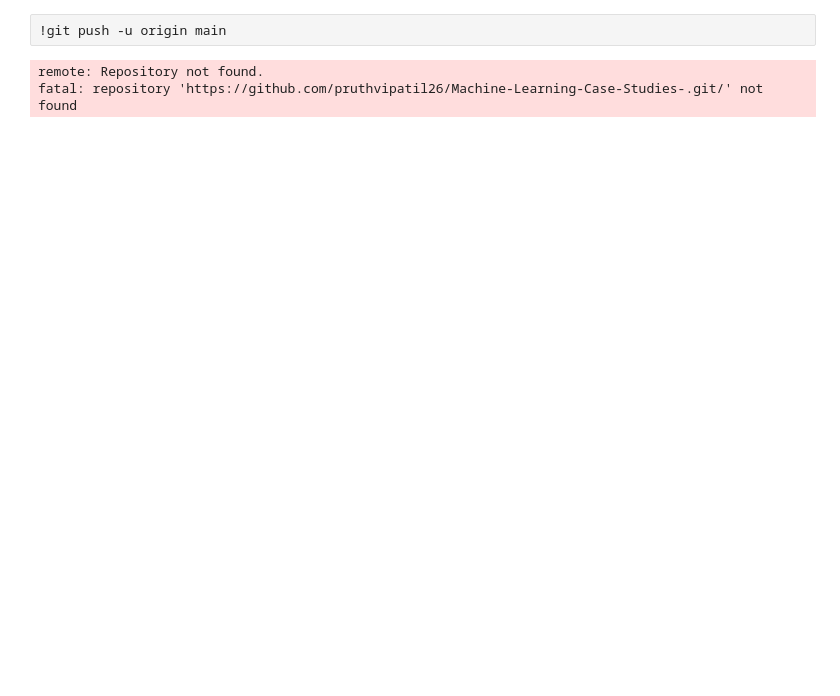
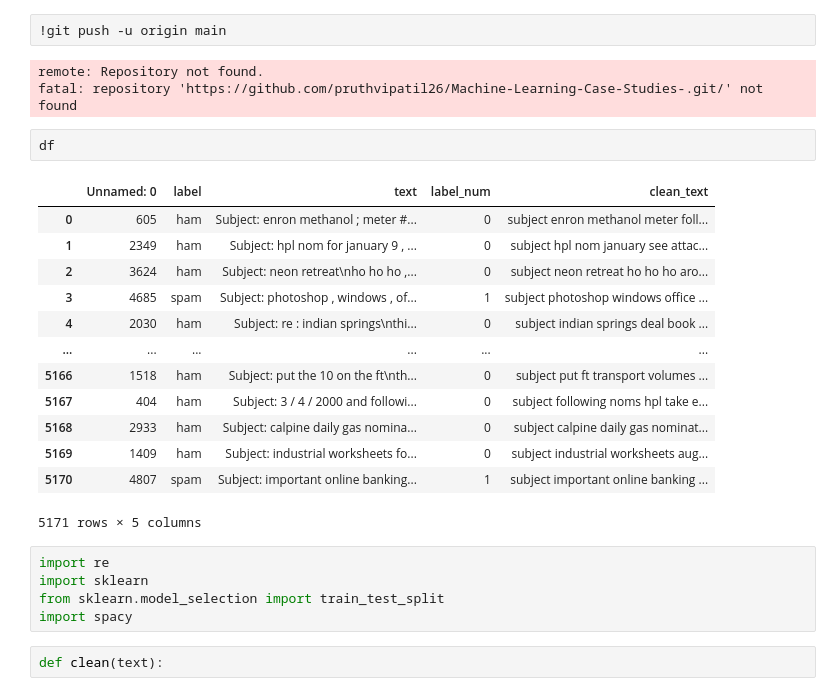
Before and after one commit to pruthvipatil26/ML-Case-Studies-, a Jupyter notebook: Email Spam Ham Detection.ipynb, the cells around one changed output. Drawn from its saved outputs; the diff is of its cells as text; blank space fills up the shorter version.

```diff
--- a/Email Spam Ham Detection.ipynb
+++ b/Email Spam Ham Detection.ipynb
@@ -185,3 +180,26 @@ fatal: repository 'https://github.com/pruthvipatil26/Machine-Learning-Case-Studi
 # %% [output]
 remote: Repository not found.
 fatal: repository 'https://github.com/pruthvipatil26/Machine-Learning-Case-Studies-.git/' not found
+# %%
+df
+# %% [output]
+|  | Unnamed: 0 | label | text | label_num | clean_text |
+| 0 | 605 | ham | Subject: enron methanol ; meter #... | 0 | subject enron methanol meter foll... |
+| 1 | 2349 | ham | Subject: hpl nom for january 9 , ... | 0 | subject hpl nom january see attac... |
+| 2 | 3624 | ham | Subject: neon retreat\nho ho ho ,... | 0 | subject neon retreat ho ho ho aro... |
+| 3 | 4685 | spam | Subject: photoshop , windows , of... | 1 | subject photoshop windows office ... |
+| 4 | 2030 | ham | Subject: re : indian springs\nthi... | 0 | subject indian springs deal book ... |
+| ... | ... | ... | ... | ... | ... |
+| 5166 | 1518 | ham | Subject: put the 10 on the ft\nth... | 0 | subject put ft transport volumes ... |
+| 5167 | 404 | ham | Subject: 3 / 4 / 2000 and followi... | 0 | subject following noms hpl take e... |
+| 5168 | 2933 | ham | Subject: calpine daily gas nomina... | 0 | subject calpine daily gas nominat... |
+| 5169 | 1409 | ham | Subject: industrial worksheets fo... | 0 | subject industrial worksheets aug... |
+| 5170 | 4807 | spam | Subject: important online banking... | 1 | subject important online banking ... |
+5171 rows × 5 columns
+# %%
+import re
+import sklearn
+from sklearn.model_selection import train_test_split
+import spacy
+# %%
+def clean(text):
```
Also changed, not shown: parts of 2 cells of this notebook.
